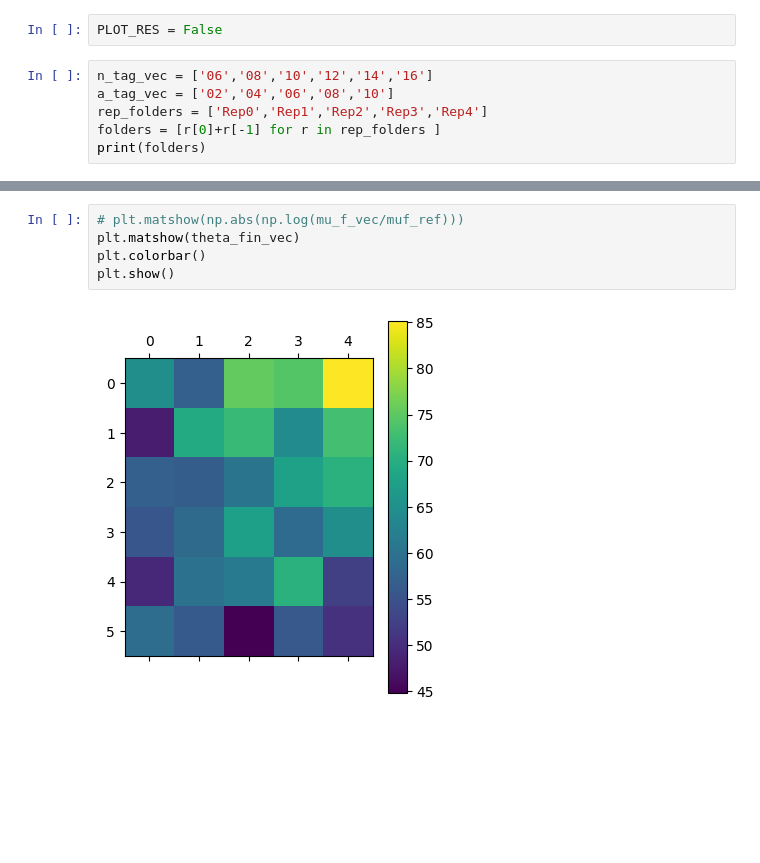
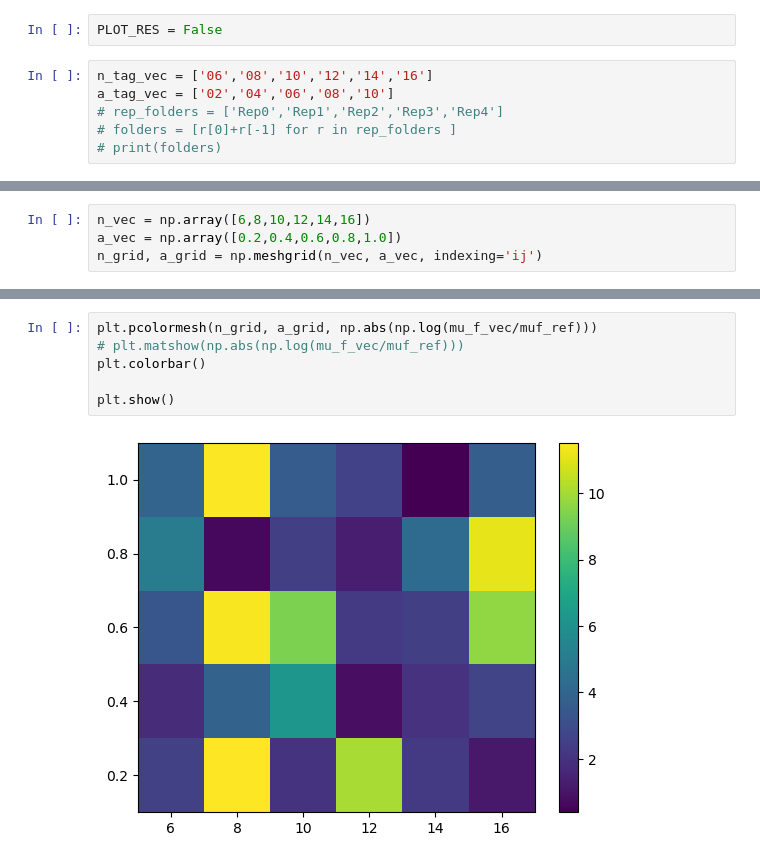
Before and after one commit to MicPellegrino/densmap, a Jupyter notebook: postprocessing-roughness.ipynb, the cells around one changed output, grey strips where cells are left out. Drawn from its saved outputs; the diff is of its cells as text; blank space fills up the shorter version.

```diff
--- a/postprocessing-roughness.ipynb
+++ b/postprocessing-roughness.ipynb
@@ -309,6 +356,6 @@ PLOT_RES = False
 # %%
 n_tag_vec = ['06','08','10','12','14','16']
 a_tag_vec = ['02','04','06','08','10']
-rep_folders = ['Rep0','Rep1','Rep2','Rep3','Rep4']
-folders = [r[0]+r[-1] for r in rep_folders ]
-print(folders)
+# rep_folders = ['Rep0','Rep1','Rep2','Rep3','Rep4']
+# folders = [r[0]+r[-1] for r in rep_folders ]
+# print(folders)
@@ -317,3 +362,7 @@ print(folders)
+# %%
+n_vec = np.array([6,8,10,12,14,16])
+a_vec = np.array([0.2,0.4,0.6,0.8,1.0])
+n_grid, a_grid = np.meshgrid(n_vec, a_vec, indexing='ij')
 # %%
 mu_f_vec = np.zeros( (len(n_tag_vec),len(a_tag_vec)) )
 theta_fin_vec = np.zeros( (len(n_tag_vec),len(a_tag_vec)) )
@@ -402,8 +451,9 @@ muf_eff = 223.31407452880487 cP
 ------------------------------------------
 # %%
+plt.pcolormesh(n_grid, a_grid, np.abs(np.log(mu_f_vec/muf_ref)))
 # plt.matshow(np.abs(np.log(mu_f_vec/muf_ref)))
-plt.matshow(theta_fin_vec)
 plt.colorbar()
+
 plt.show()
 # %% [output]
-[figure, old version]
+[figure, new version]
```
Also changed, not shown: parts of 4 cells of this notebook, 3 other files.
